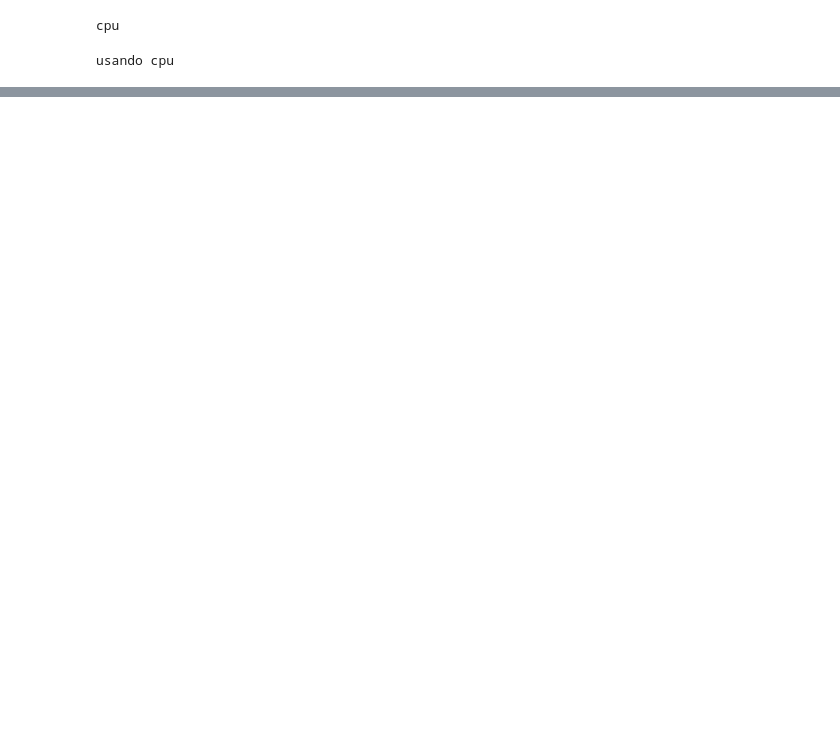
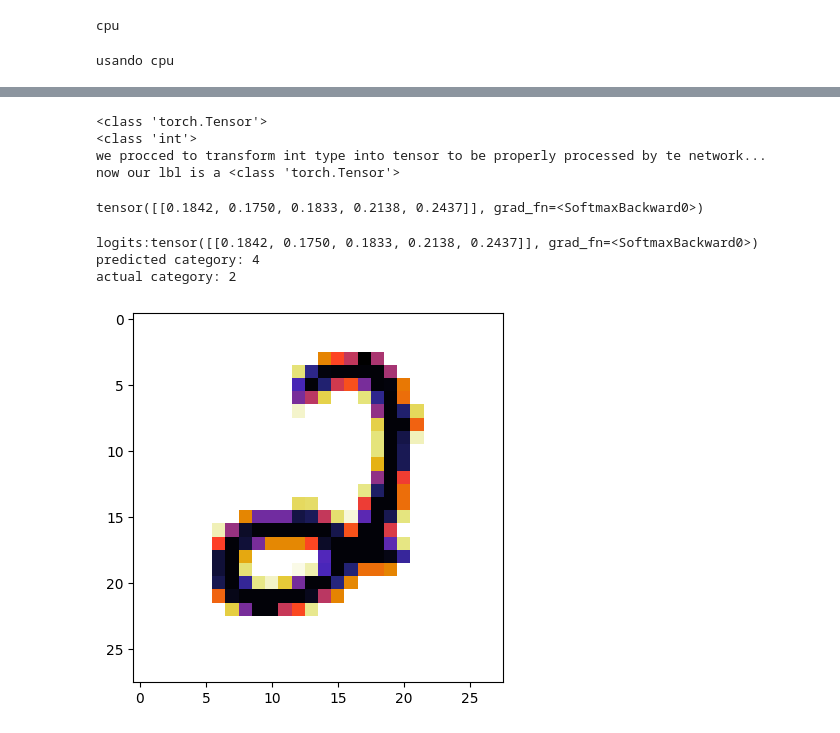
Before and after one commit to armand-analytics/NeuralNetworks, a Jupyter notebook: One_Pytorch_Classification.ipynb, the cells around one changed output, grey strips where cells are left out. Saved outputs shown, nothing was run; the diff lists cells and outputs as text; code cells hidden in the pictures; blank space fills up the shorter version.

Commit message:
neural network project updated

```diff
--- a/One_Pytorch_Classification.ipynb
+++ b/One_Pytorch_Classification.ipynb
@@ -46,0 +156,5 @@ from torchvision.transforms import ToTensor
+# %%
+model=neuralnet()# we are generating a new instance of the neural network by () writed in model var
+print(model)
+t=sum(p.numel() for p in  model.parameters())
+print(f'the number of parameters in the neural network arch is {t}')
@@ -46,0 +173,33 @@ from torchvision.transforms import ToTensor
+# %%
+#forward propagation:
+# is the frst predition we gonna have and its not going to be really good itis like this because we need additional tools like back propagation and the gradiant descending/ce
+img, lbl=train[201]
+print(type(img))
+print(type(lbl))
+print('we procced to transform int type into tensor to be properly processed by te network...')
+lbl=torch.tensor(lbl).reshape(1)
+print(f'now our lbl is a {type(lbl)}')
+# %% [output]
+<class 'torch.Tensor'>
+<class 'int'>
+we procced to transform int type into tensor to be properly processed by te network...
+now our lbl is a <class 'torch.Tensor'>
+# %%
+img, lbl = img.to(device), lbl.to(device)
+# %%
+logits=model(img)
+logits
+# %% [output]
+tensor([[0.1842, 0.1750, 0.1833, 0.2138, 0.2437]], grad_fn=<SoftmaxBackward0>)
+# %%
+y_predict=logits.argmax(1)
+# ypredict
+plt.imshow(img.cpu().squeeze(), cmap='CMRmap_r');
+print(f'logits:{logits}')
+print(f'predicted category: {y_predict[0]}')
+print(f'actual category: {lbl[0]}')
+# %% [output]
+logits:tensor([[0.1842, 0.1750, 0.1833, 0.2138, 0.2437]], grad_fn=<SoftmaxBackward0>)
+predicted category: 4
+actual category: 2
+[figure, added]
```
Also changed, not shown: parts of 7 cells of this notebook, 8 other files.
